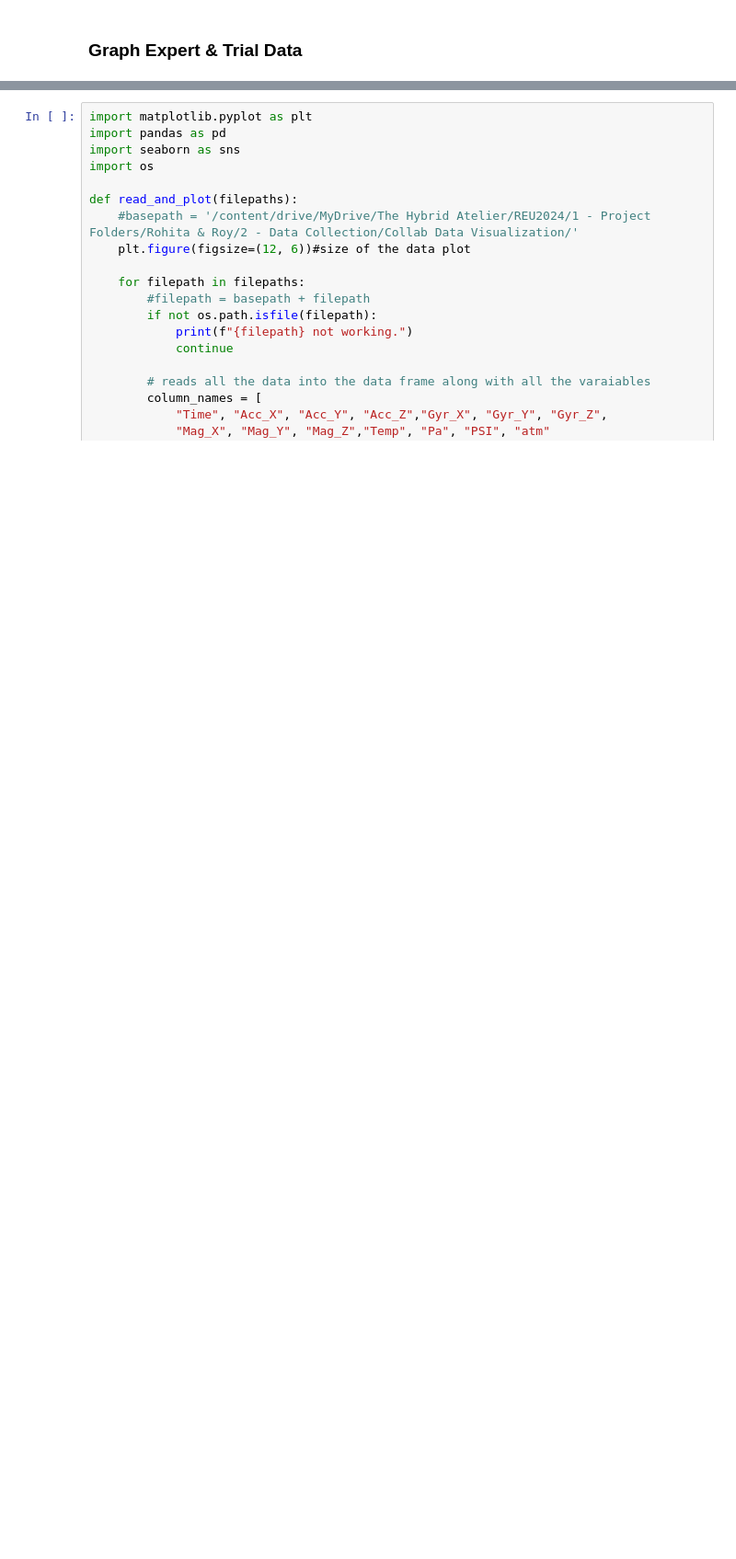
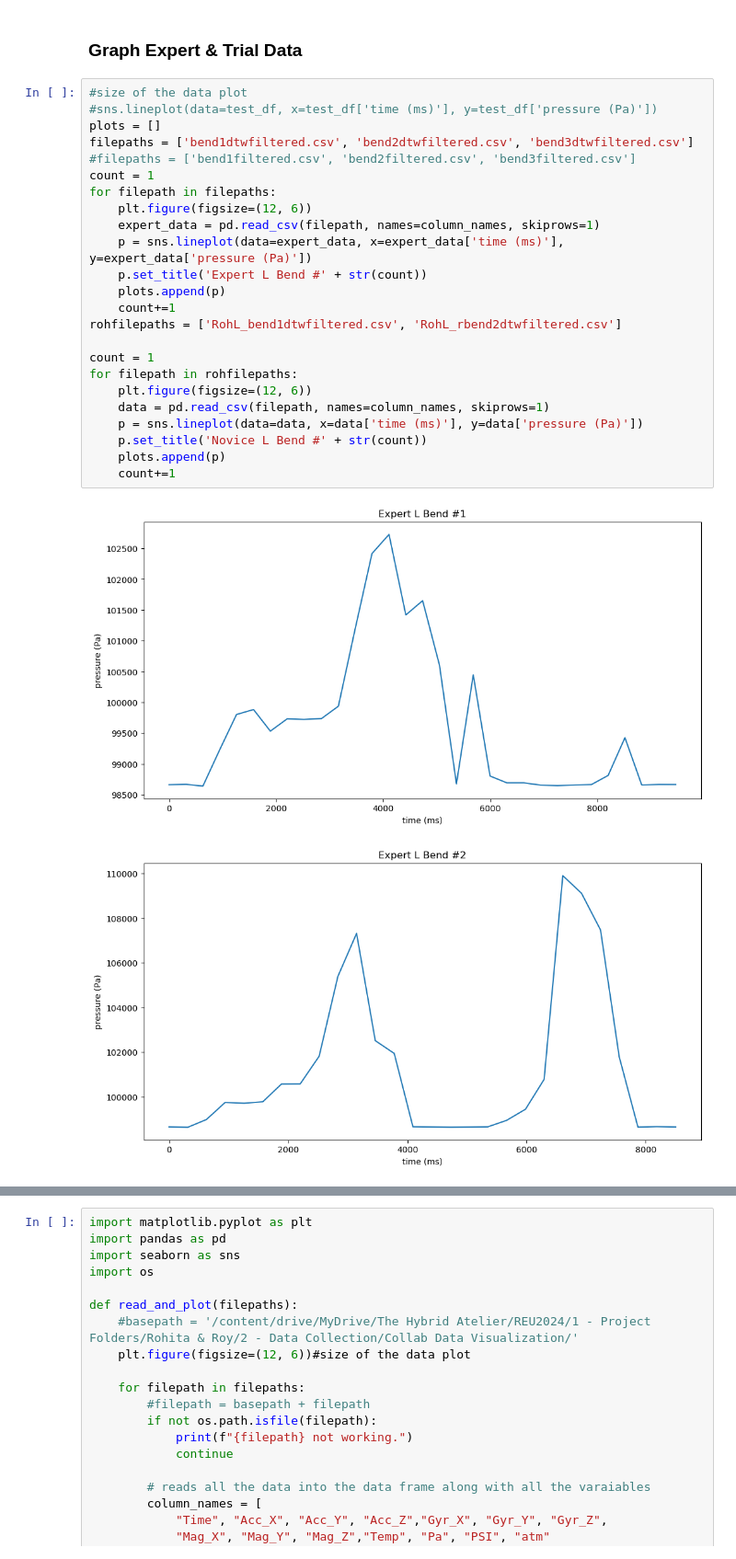
Before and after one commit to The-Hybrid-Atelier/2024-REU-Neon, a Jupyter notebook: livePressureExp/PressureLiveViz.ipynb, the cells around one changed output, grey strips where cells are left out. Shown at 92% size. Saved outputs shown, nothing was run; the diff lists cells and outputs as text; blank space fills up the shorter version.

```diff
--- a/livePressureExp/PressureLiveViz.ipynb
+++ b/livePressureExp/PressureLiveViz.ipynb
@@ -169,2 +213,29 @@ for filepath in filepaths:
 # %% [markdown]
 ### Graph Expert & Trial Data
+# %%
+#size of the data plot
+#sns.lineplot(data=test_df, x=test_df['time (ms)'], y=test_df['pressure (Pa)'])
+plots = []
+filepaths = ['bend1dtwfiltered.csv', 'bend2dtwfiltered.csv', 'bend3dtwfiltered.csv']
+#filepaths = ['bend1filtered.csv', 'bend2filtered.csv', 'bend3filtered.csv']
+count = 1
+for filepath in filepaths:
+    plt.figure(figsize=(12, 6))
+    expert_data = pd.read_csv(filepath, names=column_names, skiprows=1)
+    p = sns.lineplot(data=expert_data, x=expert_data['time (ms)'], y=expert_data['pressure (Pa)'])
+    p.set_title('Expert L Bend #' + str(count))
+    plots.append(p)
+    count+=1
+rohfilepaths = ['RohL_bend1dtwfiltered.csv', 'RohL_rbend2dtwfiltered.csv']
+
+count = 1
+for filepath in rohfilepaths:
+    plt.figure(figsize=(12, 6))
+    data = pd.read_csv(filepath, names=column_names, skiprows=1)
+    p = sns.lineplot(data=data, x=data['time (ms)'], y=data['pressure (Pa)'])
+    p.set_title('Novice L Bend #' + str(count))
+    plots.append(p)
+    count+=1
+# %% [output]
+[figure, added]
+[figure, added]
```
Also changed, not shown: parts of 8 cells of this notebook, 17 other files.
